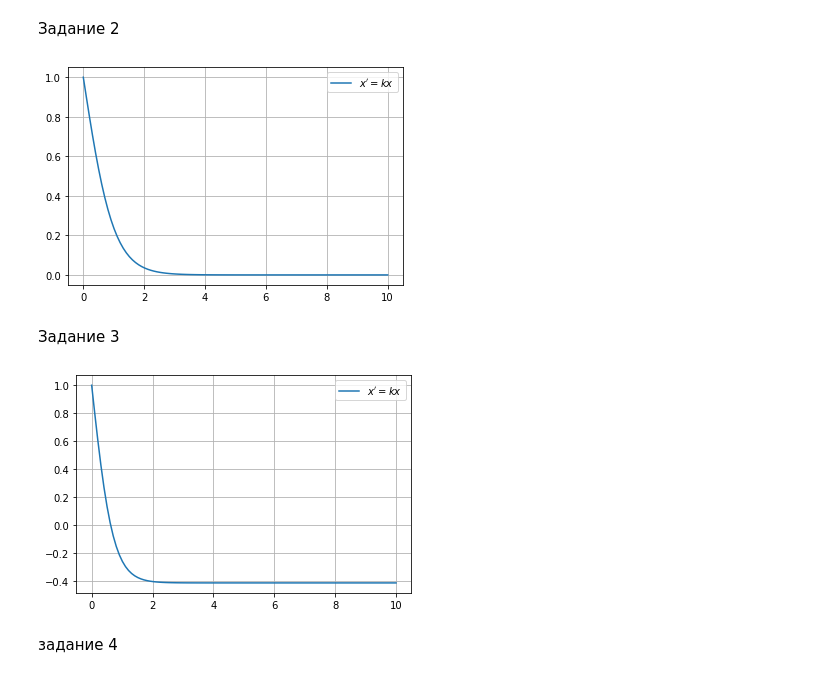
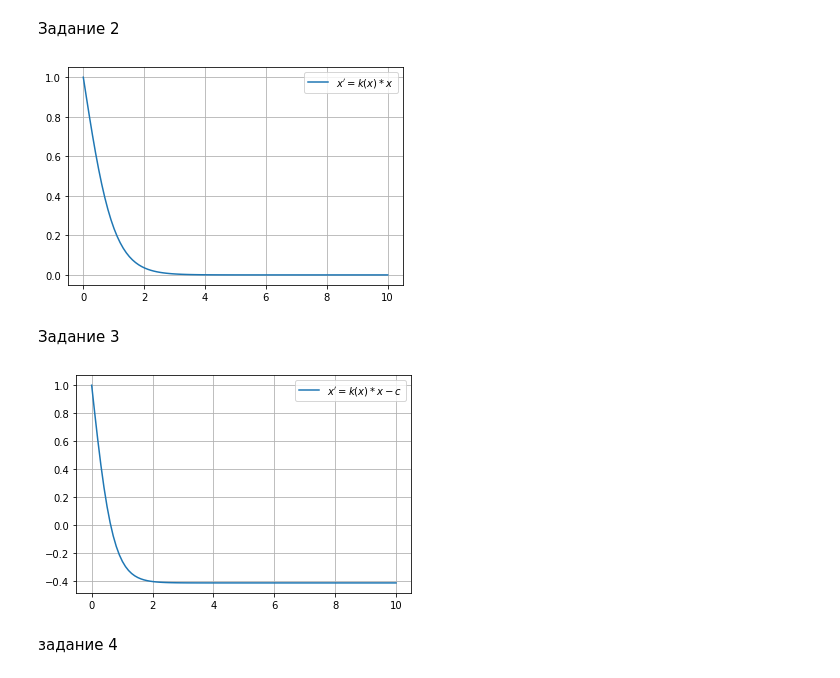
Before and after one commit to bokovaj/MMVSULAB1, a Jupyter notebook: Lab1.ipynb, the cells around one changed output. Saved outputs shown, nothing was run; the diff lists cells and outputs as text; code cells hidden in the pictures.

```diff
--- a/Lab1.ipynb
+++ b/Lab1.ipynb
@@ -34,36 +34,36 @@ t = np.linspace(0,10,100)
 solve = odeint(dydt, 1, t=t)
 solve = solve.flatten()
 %matplotlib inline
-plt.plot(t, solve, label = r"$x' = kx$")
+plt.plot(t, solve, label = r"$x' = k(x)*x$")
 plt.grid(True)
 plt.legend()
 plt.show()
 # %% [output]
-[figure, old version]
+[figure, new version]
 # %% [markdown]
 Задание 3
 # %%
 import matplotlib.pyplot as plt
 import numpy as np
 from scipy.integrate import odeint
 
 def dydt(x,t):
   c=1
   return k(x)*x-c
 def k(x):
   a=1
   b=2
   return a*x-b
 t = np.linspace(0,10,100)
 solve = odeint(dydt, 1, t=t)
 solve = solve.flatten()
 %matplotlib inline
-plt.plot(t, solve, label = r"$x' = kx$")
+plt.plot(t, solve, label = r"$x' = k(x)*x-c$")
 plt.grid(True)
 plt.legend()
 plt.show()
 # %% [output]
-[figure, old version]
+[figure, new version]
 # %% [markdown]
 задание 4
 # %%
```
Also changed, not shown: parts of 1 cell of this notebook.
